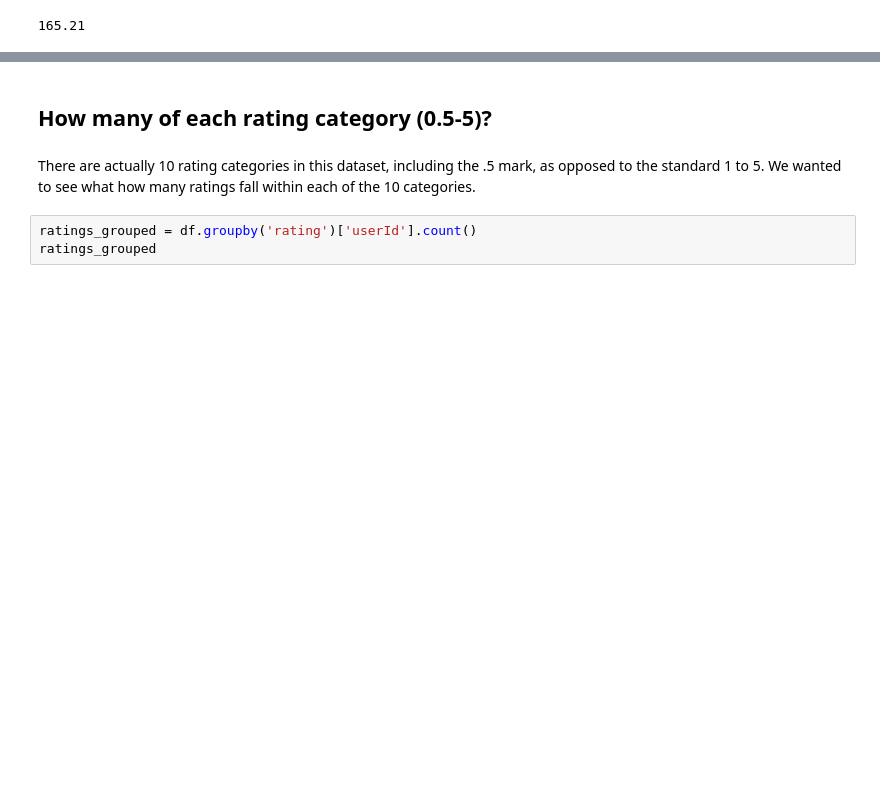
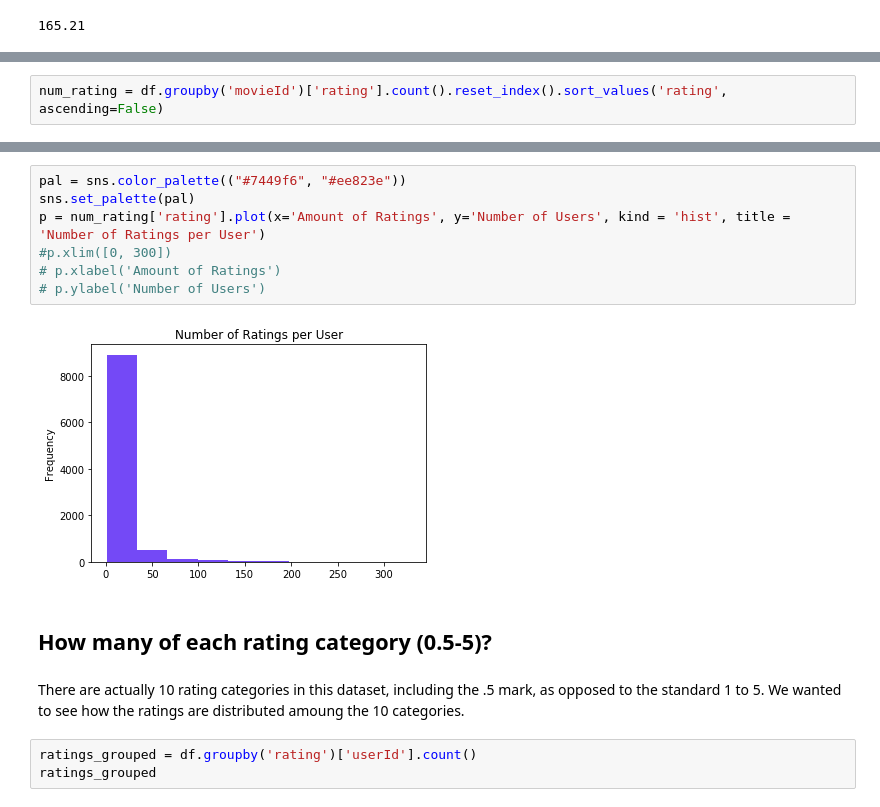
Before and after one commit to bpbull/recommendation_system, a Jupyter notebook: rec_engine_cleaning_eda.ipynb, the cells around one changed output, grey strips where cells are left out. Saved outputs shown, nothing was run; the diff lists cells and outputs as text; blank space fills up the shorter version.

```diff
--- a/rec_engine_cleaning_eda.ipynb
+++ b/rec_engine_cleaning_eda.ipynb
@@ -317,0 +314,2 @@ avg_ratings_user
+# %%
+num_rating = df.groupby('movieId')['rating'].count().reset_index().sort_values('rating', ascending=False)
@@ -318,7 +332,16 @@ avg_ratings_user
+# %%
+pal = sns.color_palette(("#7449f6", "#ee823e"))
+sns.set_palette(pal)
+p = num_rating['rating'].plot(x='Amount of Ratings', y='Number of Users', kind = 'hist', title = 'Number of Ratings per User')
+#p.xlim([0, 300])
+# p.xlabel('Amount of Ratings')
+# p.ylabel('Number of Users')
+# %% [output]
+[figure, added]
 # %% [markdown]
 ## How many of each rating category (0.5-5)?
 # %% [markdown]
-There are actually 10 rating categories in this dataset, including the .5 mark, as opposed to the standard 1 to 5.  We wanted to see what how many ratings fall within each of the 10 categories.
+There are actually 10 rating categories in this dataset, including the .5 mark, as opposed to the standard 1 to 5.  We wanted to see how the ratings are distributed amoung the 10 categories.
 # %%
 ratings_grouped = df.groupby('rating')['userId'].count()
 ratings_grouped
```
Also changed, not shown: parts of 49 cells of this notebook.
